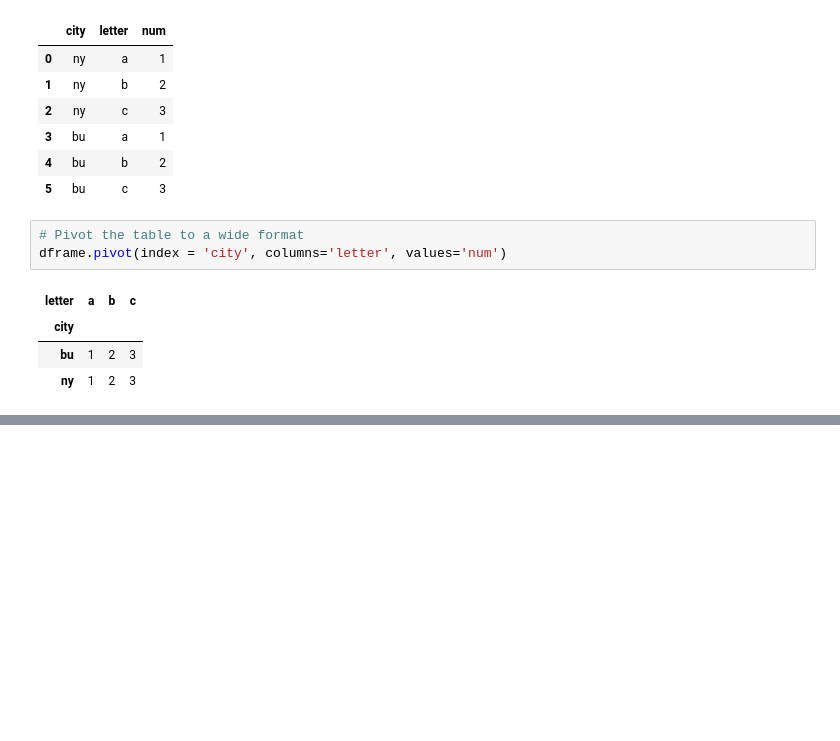
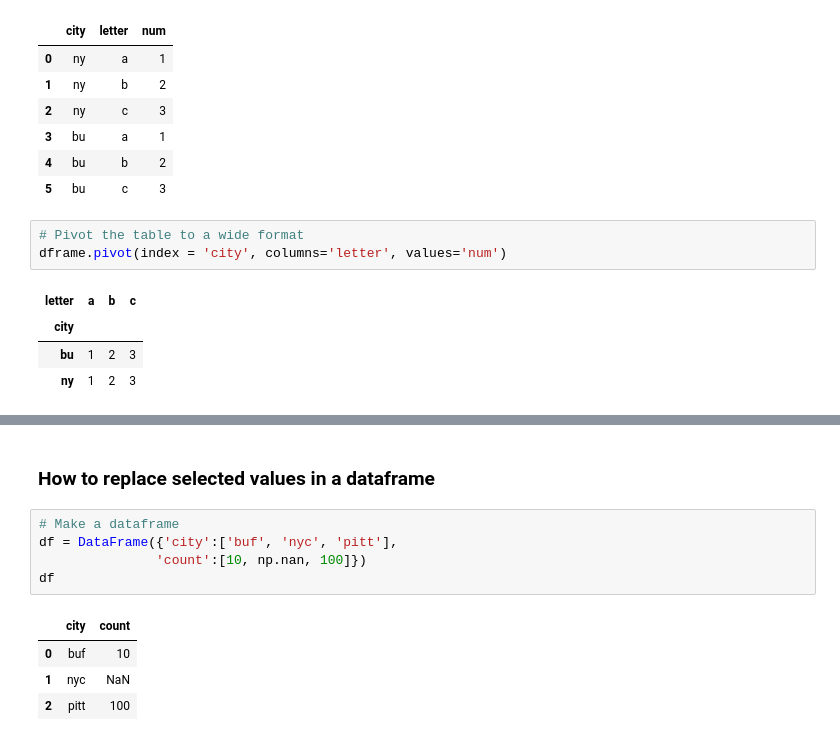
Before and after one commit to 41cells/udemy_course, a Jupyter notebook: Useful DataFrame Commands.ipynb, the cells around one changed output, grey strips where cells are left out. Drawn from its saved outputs; the diff is of its cells as text; blank space fills up the shorter version.

```diff
--- a/Useful DataFrame Commands.ipynb
+++ b/Useful DataFrame Commands.ipynb
@@ -657,0 +764,12 @@ dframe.pivot(index = 'city', columns='letter', values='num')
+# %% [markdown]
+### How to replace selected values in a dataframe
+# %%
+# Make a dataframe
+df = DataFrame({'city':['buf', 'nyc', 'pitt'],
+               'count':[10, np.nan, 100]})
+df
+# %% [output]
+|  | city | count |
+| 0 | buf | 10 |
+| 1 | nyc | NaN |
+| 2 | pitt | 100 |
```
Also changed, not shown: parts of 23 cells of this notebook.
